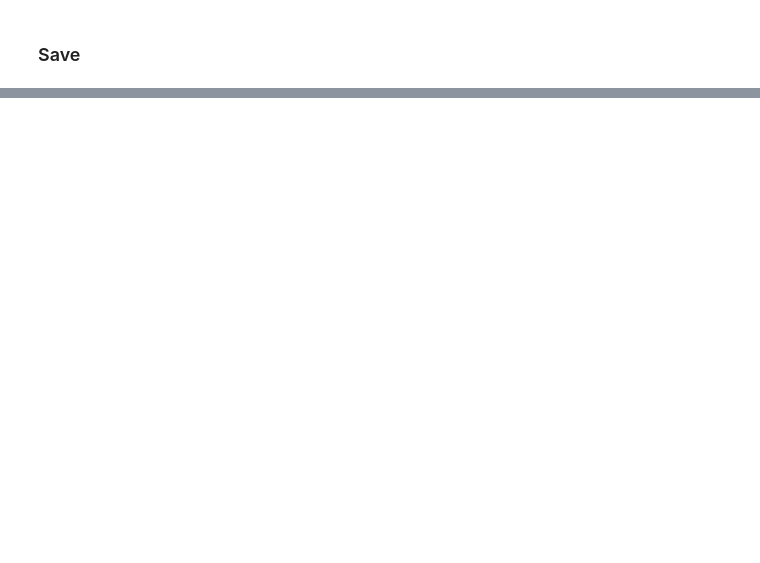
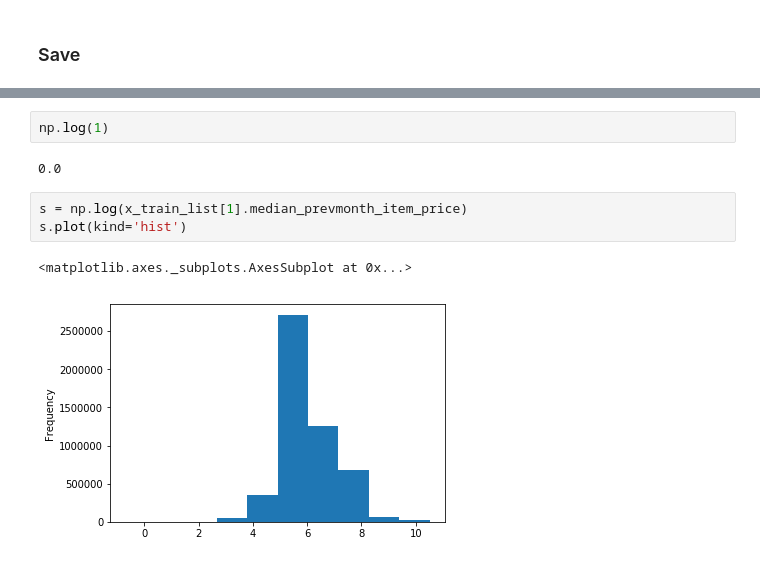
Before and after one commit to JordanJamesSands/predict_future_sales_2, a Jupyter notebook: enrichment/features3.ipynb, the cells around one changed output, grey strips where cells are left out. Drawn from its saved outputs; the diff is of its cells as text; blank space fills up the shorter version.

```diff
--- a/enrichment/features3.ipynb
+++ b/enrichment/features3.ipynb
@@ -110,0 +144,10 @@ pickle.dump(new_x_test_list,open('../gen_data/x_test--features3.ipynb--.pickle',
+# %%
+np.log(1)
+# %% [output]
+0.0
+# %%
+s = np.log(x_train_list[1].median_prevmonth_item_price)
+s.plot(kind='hist')
+# %% [output]
+<matplotlib.axes._subplots.AxesSubplot at 0x...>
+[figure, added]
```
Also changed, not shown: parts of 28 cells of this notebook, 8 other files.
